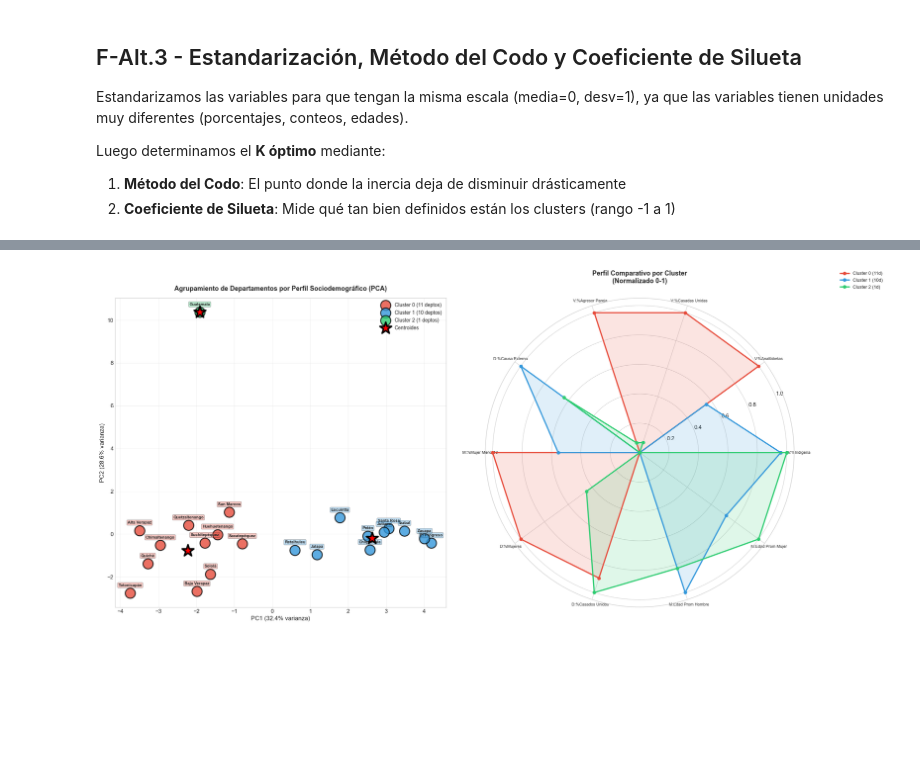
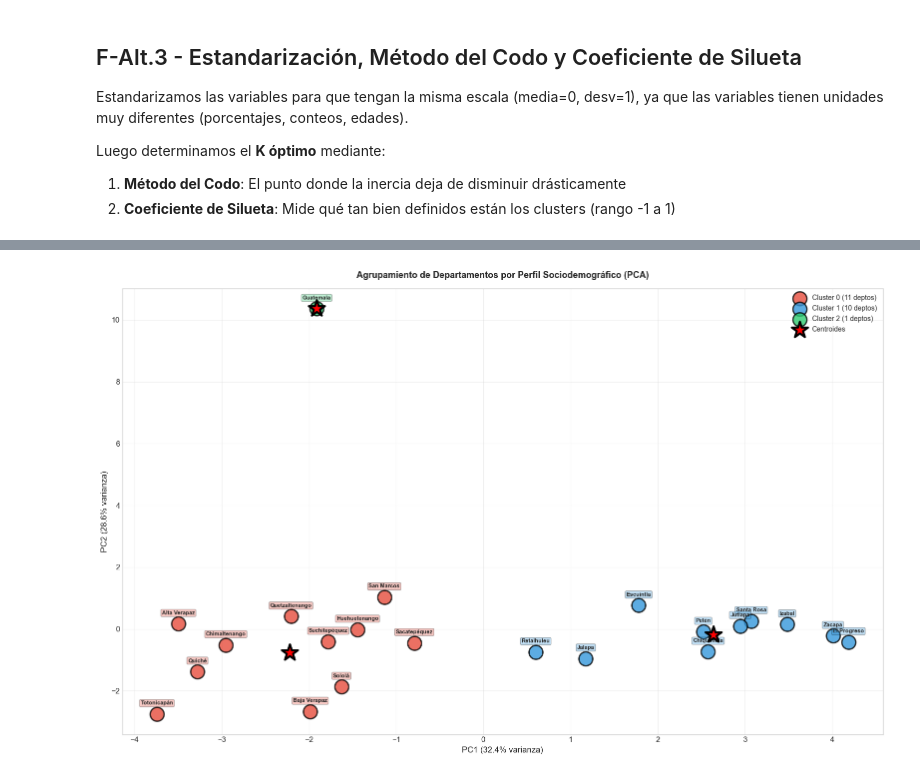
Before and after one commit to FerAHMz/proy1-md, a Jupyter notebook: caso_base.ipynb, the cells around one changed output, grey strips where cells are left out. Saved outputs shown, nothing was run; the diff lists cells and outputs as text; code cells hidden in the pictures; blank space fills up the shorter version.

Commit message:
correccion de imagenes

```diff
--- a/caso_base.ipynb
+++ b/caso_base.ipynb
@@ -3110,7 +3118,8 @@ print(f"  - PC1: {pca_alt.explained_variance_ratio_[0]*100:.2f}%")
 print(f"  - PC2: {pca_alt.explained_variance_ratio_[1]*100:.2f}%")
 print(f"  - Total 2D: {sum(pca_alt.explained_variance_ratio_)*100:.2f}%")
 
-fig, axes = plt.subplots(1, 2, figsize=(22, 10))
+# CAMBIO 1: Modificar esta línea para crear solo 1 subplot
+fig, ax = plt.subplots(figsize=(16, 10))  # Cambiar de (1, 2) a solo un gráfico
 
 # PCA Scatter Plot
 colores_map = ['#E74C3C', '#3498DB', '#2ECC71', '#F39C12', '#9B59B6', '#1ABC9C',
@@ -3121,84 +3130,44 @@ for i in range(k_final_alt):
     deptos_nombres = df_perfil_depto.loc[mask, 'Departamento'].values
     color = colores_map[i % len(colores_map)]
 
-    axes[0].scatter(datos_pca_alt[mask, 0], datos_pca_alt[mask, 1],
-                   c=color, s=400, alpha=0.8, edgecolors='black', linewidth=2,
-                   label=f'Cluster {i} ({sum(mask)} deptos)', zorder=3)
+    # CAMBIO 2: Cambiar axes[0] por ax
+    ax.scatter(datos_pca_alt[mask, 0], datos_pca_alt[mask, 1],
+               c=color, s=400, alpha=0.8, edgecolors='black', linewidth=2,
+               label=f'Cluster {i} ({sum(mask)} deptos)', zorder=3)
 
     # Etiquetar cada departamento
     for j, (x, y) in enumerate(zip(datos_pca_alt[mask, 0], datos_pca_alt[mask, 1])):
         nombre = deptos_nombres[j] if j < len(deptos_nombres) else ''
-        axes[0].annotate(nombre, (x, y), fontsize=8, fontweight='bold',
-                        ha='center', va='bottom', xytext=(0, 12),
-                        textcoords='offset points',
-                        bbox=dict(boxstyle='round,pad=0.2', facecolor=color, alpha=0.3))
+        # CAMBIO 3: Cambiar axes[0] por ax
+        ax.annotate(nombre, (x, y), fontsize=8, fontweight='bold',
+                    ha='center', va='bottom', xytext=(0, 12),
+                    textcoords='offset points',
+                    bbox=dict(boxstyle='round,pad=0.2', facecolor=color, alpha=0.3))
 
 # Marcar centroides
 centroides_pca_alt = pca_alt.transform(kmeans_alt.cluster_centers_)
-axes[0].scatter(centroides_pca_alt[:, 0], centroides_pca_alt[:, 1],
-               c='red', s=600, marker='*', edgecolors='black', linewidth=3,
-               label='Centroides', zorder=5)
+# CAMBIO 4: Cambiar axes[0] por ax
+ax.scatter(centroides_pca_alt[:, 0], centroides_pca_alt[:, 1],
+           c='red', s=600, marker='*', edgecolors='black', linewidth=3,
+           label='Centroides', zorder=5)
 
-axes[0].set_title('Agrupamiento de Departamentos por Perfil Sociodemográfico (PCA)',
-                  fontsize=13, fontweight='bold', pad=15)
-axes[0].set_xlabel(f'PC1 ({pca_alt.explained_variance_ratio_[0]*100:.1f}% varianza)', fontsize=12)
-axes[0].set_ylabel(f'PC2 ({pca_alt.explained_variance_ratio_[1]*100:.1f}% varianza)', fontsize=12)
-axes[0].legend(fontsize=10, loc='best')
-axes[0].grid(True, alpha=0.3)
+# CAMBIO 5: Cambiar axes[0] por ax
+ax.set_title('Agrupamiento de Departamentos por Perfil Sociodemográfico (PCA)',
+             fontsize=13, fontweight='bold', pad=15)
+ax.set_xlabel(f'PC1 ({pca_alt.explained_variance_ratio_[0]*100:.1f}% varianza)', fontsize=12)
+ax.set_ylabel(f'PC2 ({pca_alt.explained_variance_ratio_[1]*100:.1f}% varianza)', fontsize=12)
+ax.legend(fontsize=10, loc='best')
+ax.grid(True, alpha=0.3)
 
-# --- GRÁFICO 2: RADAR CHART (comparación de perfiles por cluster) ---
-# Seleccionar variables más representativas para el radar
-vars_radar = [c for c in cols_features if 'Total' not in c and 'Promedio_Anual' not in c]
-if len(vars_radar) > 10:
-    # Seleccionar las 10 más relevantes (con mayor varianza entre clusters)
-    varianza_inter = perfiles_cluster[vars_radar].var()
-    vars_radar = varianza_inter.nlargest(10).index.tolist()
-
-n_vars = len(vars_radar)
-angles = np.linspace(0, 2 * np.pi, n_vars, endpoint=False).tolist()
-angles += angles[:1]  # Cerrar el polígono
-
-# Normalizar los perfiles para el radar (escala 0-1)
-perfiles_norm = perfiles_cluster[vars_radar].copy()
-for col in vars_radar:
-    col_min = perfiles_norm[col].min()
-    col_max = perfiles_norm[col].max()
-    if col_max > col_min:
-        perfiles_norm[col] = (perfiles_norm[col] - col_min) / (col_max - col_min)
-    else:
-        perfiles_norm[col] = 0.5
-
-ax_radar = axes[1]
-ax_radar.remove()
-ax_radar = fig.add_subplot(122, polar=True)
-
-# Dibujar radar para cada cluster
-for cluster_id in range(k_final_alt):
-    valores = perfiles_norm.loc[cluster_id, vars_radar].values.tolist()
-    valores += valores[:1]  # Cerrar
-    color = colores_map[cluster_id % len(colores_map)]
-    n_deptos = sum(df_perfil_depto['Cluster'] == cluster_id)
-
-    ax_radar.plot(angles, valores, 'o-', linewidth=2.5, label=f'Cluster {cluster_id} ({n_deptos}d)',
-                 color=color, markersize=6)
-    ax_radar.fill(angles, valores, alpha=0.15, color=color)
-
-# Etiquetas del radar
-etiquetas_radar = [v.replace('VIO_', 'V:').replace('DEF_', 'D:').replace('MAT_', 'M:')
-                   .replace('Pct_', '%').replace('_', ' ') for v in vars_radar]
-ax_radar.set_xticks(angles[:-1])
-ax_radar.set_xticklabels(etiquetas_radar, fontsize=8)
-ax_radar.set_title('Perfil Comparativo por Cluster\n(Normalizado 0-1)',
-                   fontsize=13, fontweight='bold', pad=30)
-ax_radar.legend(loc='upper right', bbox_to_anchor=(1.3, 1.1), fontsize=9)
+# ELIMINAR COMPLETAMENTE: Todo el código del radar chart desde aquí...
+# --- HASTA EL plt.tight_layout()
 
 plt.tight_layout()
-guardar_figura("clustering_pca_radar_sociodemografico", "Clustering PCA y graficos radar de perfiles sociodemograficos")
+guardar_figura("clustering_pca_sociodemografico", "Clustering PCA de perfiles sociodemograficos")  # Cambiar nombre
 plt.show()
 
 print("\nINTERPRETACIÓN:")
-print("  - En el PCA: Departamentos cercanos tienen perfiles sociodemográficos similares")
-print("  - En el Radar: Cada línea muestra el perfil de un cluster en las variables clave")
+print("  - Departamentos cercanos tienen perfiles sociodemográficos similares")
 print("  - Los clusters revelan grupos de departamentos con combinaciones similares de:")
 print("    → Características de víctimas de violencia")
 print("    → Patrones de defunción")
@@ -3216,2 +3186,2 @@ Imagen guardada: 24_clustering_pca_radar_sociodemografico.png - Clustering PCA y
-[figure, old version]
+[figure, new version]
 INTERPRETACIÓN:
```
Also changed, not shown: parts of 24 cells of this notebook, 43 other files.
